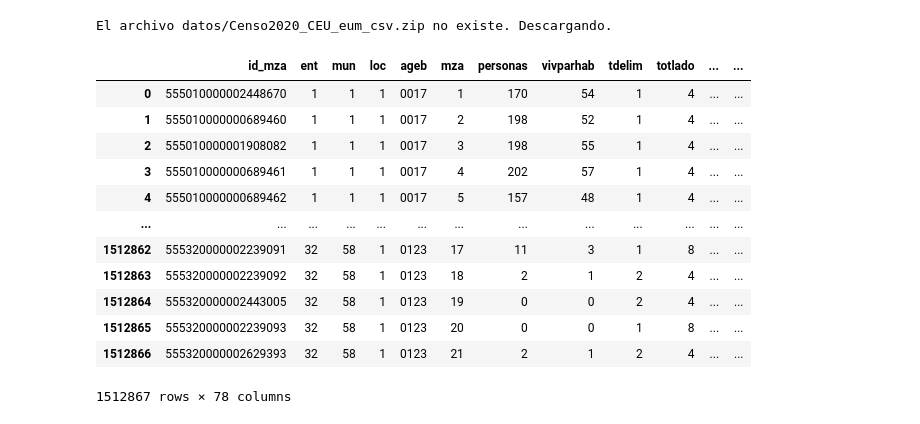
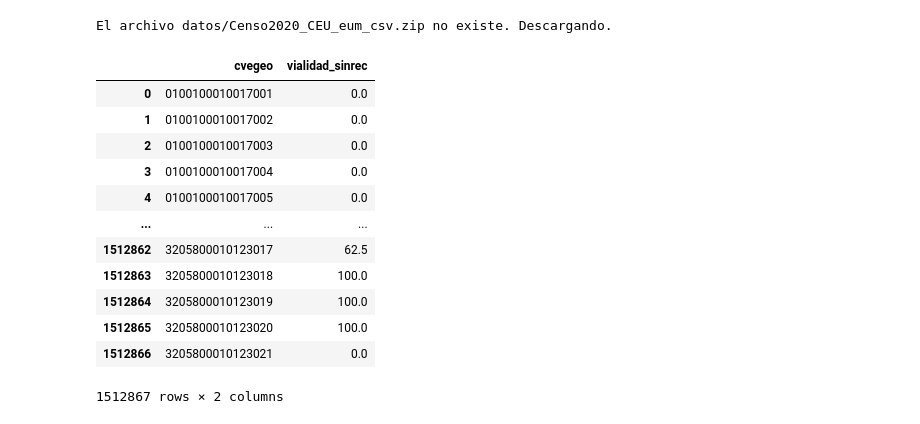
Before and after one commit to claudiodanielpc/datavivi, a Jupyter notebook: indica_infra_vivi.ipynb, the cells around one changed output. Saved outputs shown, nothing was run; the diff lists cells and outputs as text; code cells hidden in the pictures.

```diff
--- a/indica_infra_vivi.ipynb
+++ b/indica_infra_vivi.ipynb
@@ -160,22 +165,28 @@ El archivo datos/Censo2020_CEU_eum_csv.zip no existe. Descargando.
 # %%
 entorno=pd.read_csv('datos/TI_MANZANA_EU_00.csv', encoding='latin-1')
 #Columnas en minúsculas
 entorno.columns=entorno.columns.str.lower()
 #Construir la clave de manzana
 entorno['cvegeo']=entorno["ent"].astype(str).str.zfill(2)+entorno["mun"].astype(str).str.zfill(3)+entorno["loc"].astype(str).str.zfill(4)+entorno["ageb"].astype(str).str.zfill(4)+entorno["mza"].astype(str).str.zfill(3)
+entorno['vialidad_sinrec']=entorno['s_recu_n']/(entorno['totvial'])*100
+
+#Dejar solo cvegeo y porcentajes
+entorno=entorno[['cvegeo','vialidad_sinrec']]
+#Sustituir Nan por 0
+entorno=entorno.fillna(0)
 entorno
 # %% [output]
-|  | id_mza | ent | mun | loc | ageb | mza | personas | vivparhab | tdelim | totlado | ... | ... |
-| 0 | 555010000002448670 | 1 | 1 | 1 | 0017 | 1 | 170 | 54 | 1 | 4 | ... | ... |
-| 1 | 555010000000689460 | 1 | 1 | 1 | 0017 | 2 | 198 | 52 | 1 | 4 | ... | ... |
-| 2 | 555010000001908082 | 1 | 1 | 1 | 0017 | 3 | 198 | 55 | 1 | 4 | ... | ... |
-| 3 | 555010000000689461 | 1 | 1 | 1 | 0017 | 4 | 202 | 57 | 1 | 4 | ... | ... |
-| 4 | 555010000000689462 | 1 | 1 | 1 | 0017 | 5 | 157 | 48 | 1 | 4 | ... | ... |
-| ... | ... | ... | ... | ... | ... | ... | ... | ... | ... | ... | ... | ... |
-| 1512862 | 555320000002239091 | 32 | 58 | 1 | 0123 | 17 | 11 | 3 | 1 | 8 | ... | ... |
-| 1512863 | 555320000002239092 | 32 | 58 | 1 | 0123 | 18 | 2 | 1 | 2 | 4 | ... | ... |
-| 1512864 | 555320000002443005 | 32 | 58 | 1 | 0123 | 19 | 0 | 0 | 2 | 4 | ... | ... |
-| 1512865 | 555320000002239093 | 32 | 58 | 1 | 0123 | 20 | 0 | 0 | 1 | 8 | ... | ... |
-| 1512866 | 555320000002629393 | 32 | 58 | 1 | 0123 | 21 | 2 | 1 | 2 | 4 | ... | ... |
+|  | cvegeo | vialidad_sinrec |
+| 0 | 0100100010017001 | 0.0 |
+| 1 | 0100100010017002 | 0.0 |
+| 2 | 0100100010017003 | 0.0 |
+| 3 | 0100100010017004 | 0.0 |
+| 4 | 0100100010017005 | 0.0 |
+| ... | ... | ... |
+| 1512862 | 3205800010123017 | 62.5 |
+| 1512863 | 3205800010123018 | 100.0 |
+| 1512864 | 3205800010123019 | 100.0 |
+| 1512865 | 3205800010123020 | 100.0 |
+| 1512866 | 3205800010123021 | 0.0 |
-1512867 rows × 78 columns
+1512867 rows × 2 columns
 # %%
```
Also changed, not shown: parts of 9 cells of this notebook.
